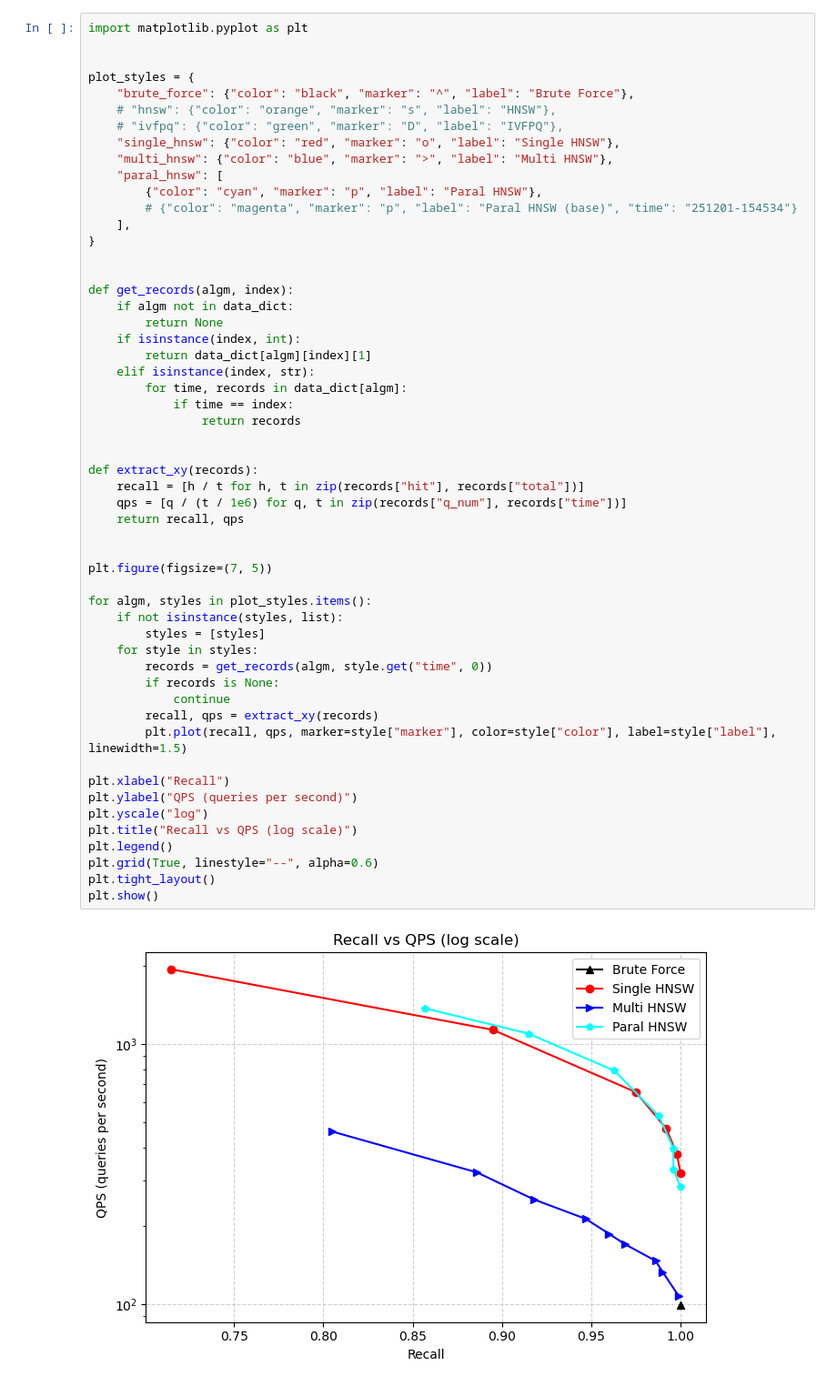
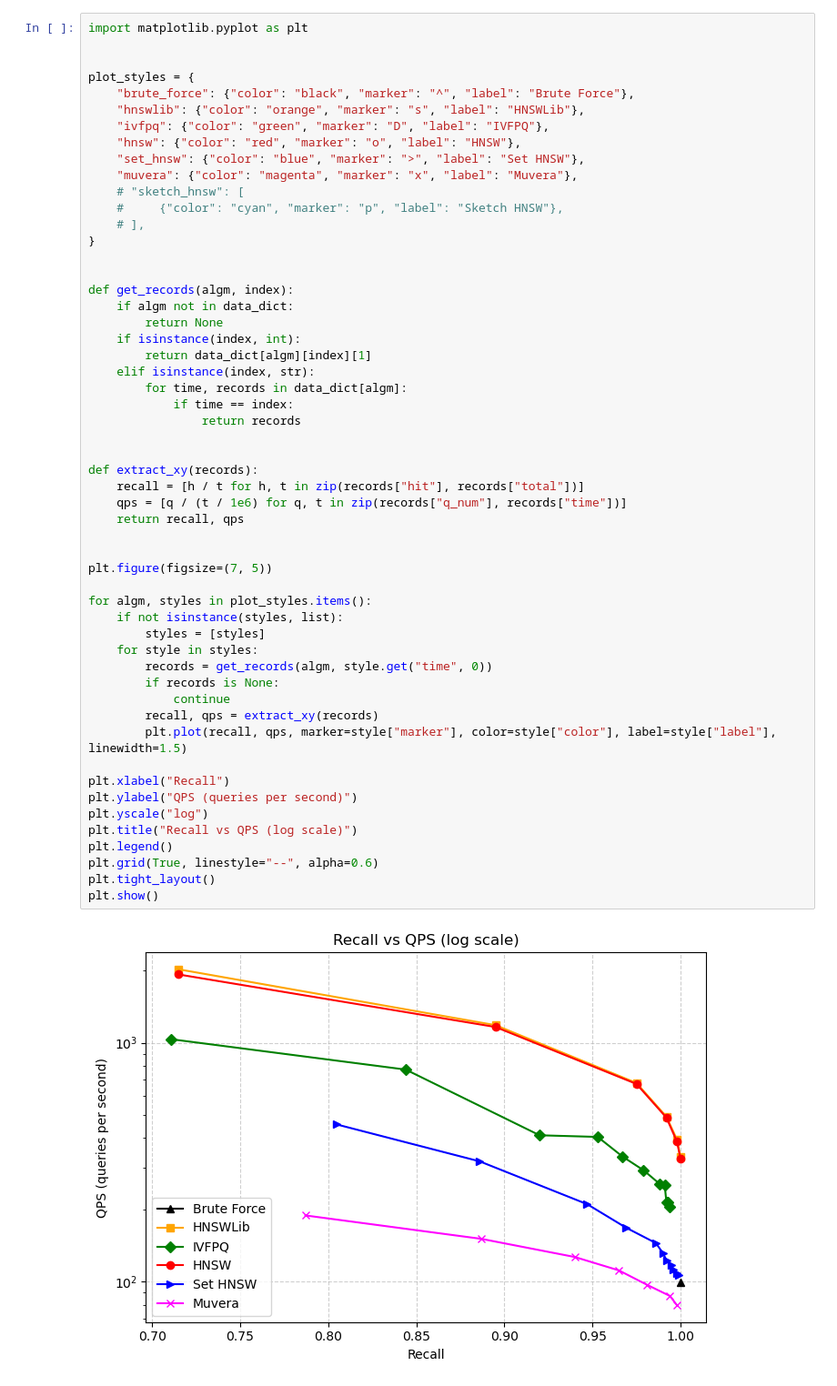
Before and after one commit to t0ush1/VectorSetSearch, a Jupyter notebook: plot/demo_plot.ipynb, the cells around one changed output. Shown at 91% size. Drawn from its saved outputs; the diff is of its cells as text.

Commit message:
增加 Muvera

```diff
--- a/plot/demo_plot.ipynb
+++ b/plot/demo_plot.ipynb
@@ -69,14 +69,14 @@ import matplotlib.pyplot as plt
 
 plot_styles = {
     "brute_force": {"color": "black", "marker": "^", "label": "Brute Force"},
-    # "hnsw": {"color": "orange", "marker": "s", "label": "HNSW"},
-    # "ivfpq": {"color": "green", "marker": "D", "label": "IVFPQ"},
-    "single_hnsw": {"color": "red", "marker": "o", "label": "Single HNSW"},
-    "multi_hnsw": {"color": "blue", "marker": ">", "label": "Multi HNSW"},
-    "paral_hnsw": [
-        {"color": "cyan", "marker": "p", "label": "Paral HNSW"},
-        # {"color": "magenta", "marker": "p", "label": "Paral HNSW (base)", "time": "251201-154534"}
-    ],
+    "hnswlib": {"color": "orange", "marker": "s", "label": "HNSWLib"},
+    "ivfpq": {"color": "green", "marker": "D", "label": "IVFPQ"},
+    "hnsw": {"color": "red", "marker": "o", "label": "HNSW"},
+    "set_hnsw": {"color": "blue", "marker": ">", "label": "Set HNSW"},
+    "muvera": {"color": "magenta", "marker": "x", "label": "Muvera"},
+    # "sketch_hnsw": [
+    #     {"color": "cyan", "marker": "p", "label": "Sketch HNSW"},
+    # ],
 }
 
 
@@ -91,34 +91,34 @@ def get_records(algm, index):
                 return records
 
 
 def extract_xy(records):
     recall = [h / t for h, t in zip(records["hit"], records["total"])]
     qps = [q / (t / 1e6) for q, t in zip(records["q_num"], records["time"])]
     return recall, qps
 
 
 plt.figure(figsize=(7, 5))
 
 for algm, styles in plot_styles.items():
     if not isinstance(styles, list):
         styles = [styles]
     for style in styles:
         records = get_records(algm, style.get("time", 0))
         if records is None:
             continue
         recall, qps = extract_xy(records)
         plt.plot(recall, qps, marker=style["marker"], color=style["color"], label=style["label"], linewidth=1.5)
 
 plt.xlabel("Recall")
 plt.ylabel("QPS (queries per second)")
 plt.yscale("log")
 plt.title("Recall vs QPS (log scale)")
 plt.legend()
 plt.grid(True, linestyle="--", alpha=0.6)
 plt.tight_layout()
 plt.show()
 # %% [output]
-[figure, old version]
+[figure, new version]
 # %%
 import matplotlib.pyplot as plt
 
```
Also changed, not shown: parts of 2 cells of this notebook, 18 other files.
